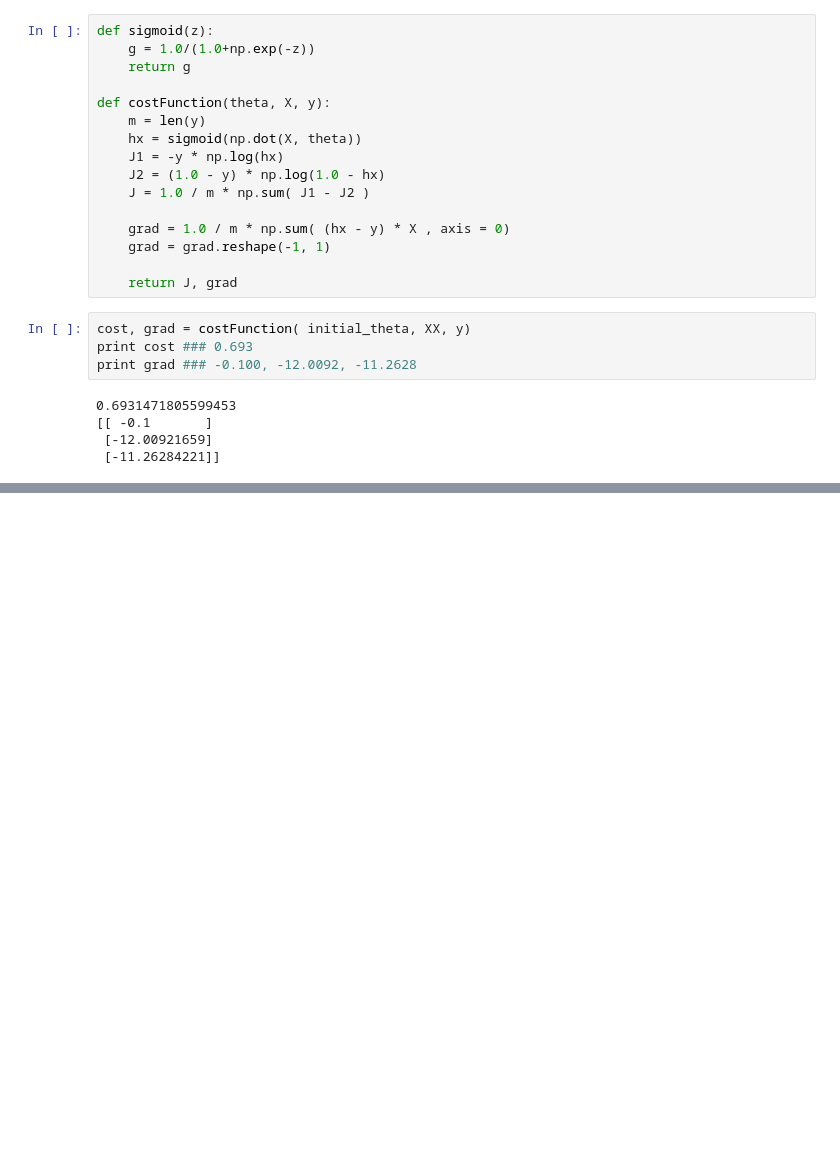
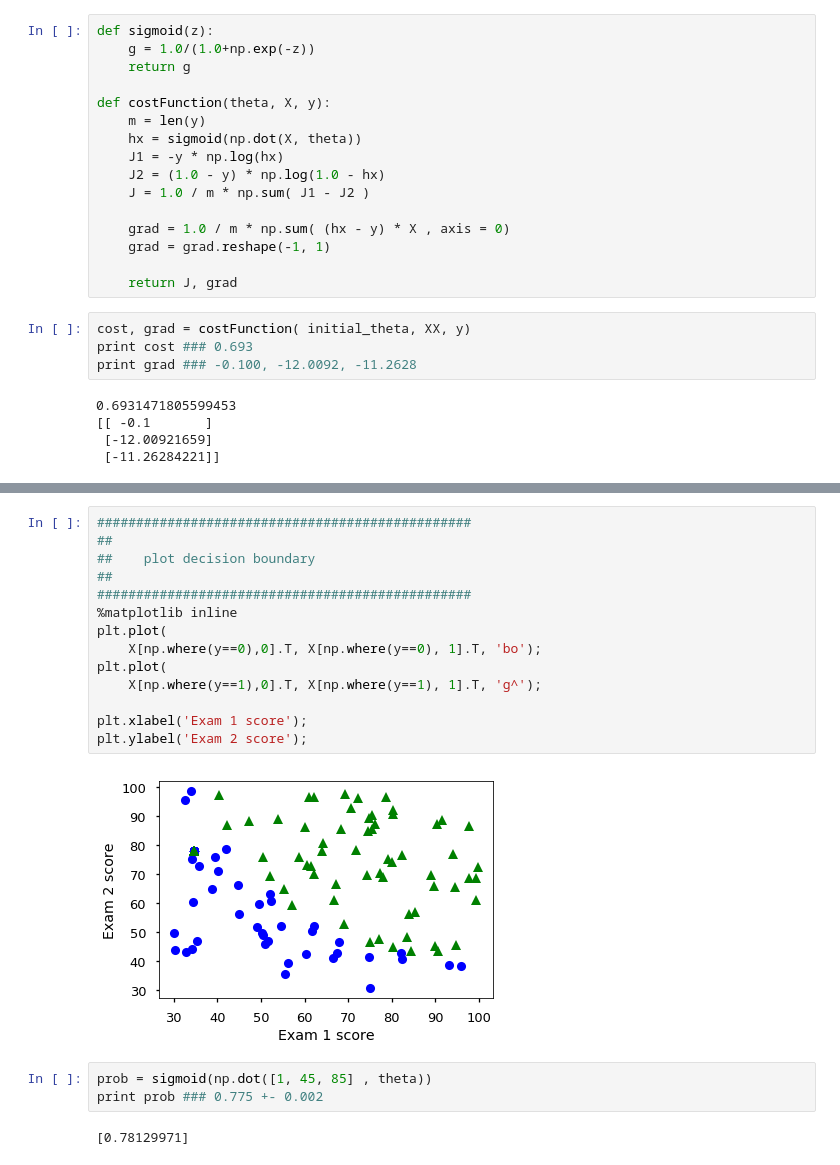
Before and after one commit to iamcuigang/ipy_sci, a Jupyter notebook: ML_AndrewNg/ex2.ipynb, the cells around one changed output, grey strips where cells are left out. Saved outputs shown, nothing was run; the diff lists cells and outputs as text; blank space fills up the shorter version.

```diff
--- a/ML_AndrewNg/ex2.ipynb
+++ b/ML_AndrewNg/ex2.ipynb
@@ -72,0 +106,21 @@ print grad ### 0.043, 2.566, 2.647
+# %%
+################################################
+##
+##    plot decision boundary
+##
+################################################
+%matplotlib inline
+plt.plot(
+    X[np.where(y==0),0].T, X[np.where(y==0), 1].T, 'bo');
+plt.plot(
+    X[np.where(y==1),0].T, X[np.where(y==1), 1].T, 'g^');
+
+plt.xlabel('Exam 1 score');
+plt.ylabel('Exam 2 score');
+# %% [output]
+[figure, added]
+# %%
+prob = sigmoid(np.dot([1, 45, 85] , theta))
+print prob ### 0.775 +- 0.002
+# %% [output]
+[0.78129971]
```
Also changed, not shown: parts of 6 cells of this notebook, 2 other files.
